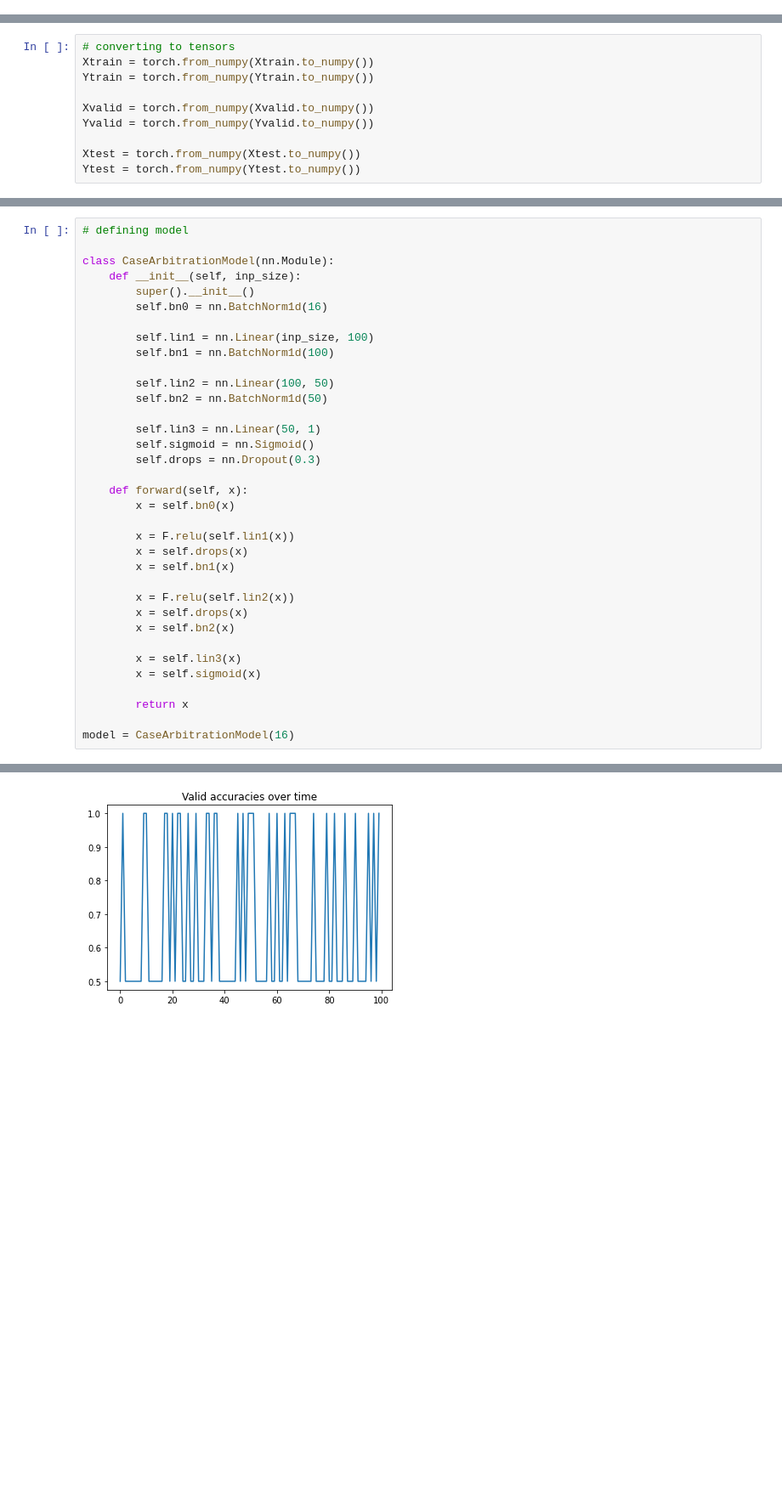
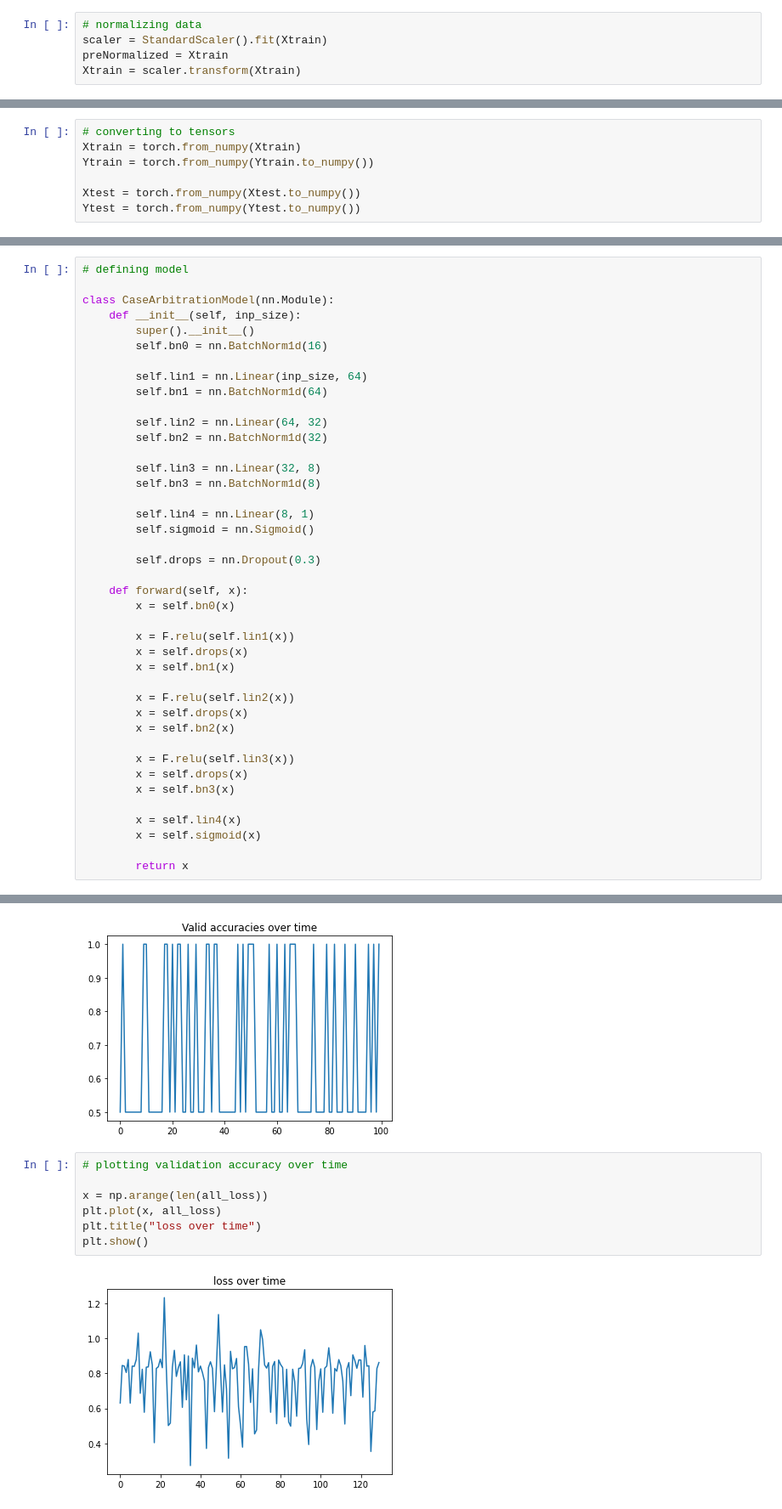
Before and after one commit to Saadmaghani/FaisalBhaiAi, a Jupyter notebook: Code/test.ipynb, the cells around one changed output, grey strips where cells are left out. Shown: that part at 85% size. Drawn from its saved outputs; the diff is of its cells as text; blank space fills up the shorter version.

```diff
--- a/Code/test.ipynb
+++ b/Code/test.ipynb
@@ -125 +121,6 @@ valid: (3, 17)
 test: (4, 17)
+# %%
+# normalizing data
+scaler = StandardScaler().fit(Xtrain)
+preNormalized = Xtrain
+Xtrain = scaler.transform(Xtrain)
@@ -126,10 +147,7 @@ test: (4, 17)
 # %%
 # converting to tensors
-Xtrain = torch.from_numpy(Xtrain.to_numpy())
+Xtrain = torch.from_numpy(Xtrain)
 Ytrain = torch.from_numpy(Ytrain.to_numpy())
-
-Xvalid = torch.from_numpy(Xvalid.to_numpy())
-Yvalid = torch.from_numpy(Yvalid.to_numpy())
 
 Xtest = torch.from_numpy(Xtest.to_numpy())
 Ytest = torch.from_numpy(Ytest.to_numpy())
@@ -164,14 +175,18 @@ class CaseArbitrationModel(nn.Module):
         super().__init__()
         self.bn0 = nn.BatchNorm1d(16)
 
-        self.lin1 = nn.Linear(inp_size, 100)
-        self.bn1 = nn.BatchNorm1d(100)
+        self.lin1 = nn.Linear(inp_size, 64)
+        self.bn1 = nn.BatchNorm1d(64)
 
-        self.lin2 = nn.Linear(100, 50)
-        self.bn2 = nn.BatchNorm1d(50)
+        self.lin2 = nn.Linear(64, 32)
+        self.bn2 = nn.BatchNorm1d(32)
 
-        self.lin3 = nn.Linear(50, 1)
+        self.lin3 = nn.Linear(32, 8)
+        self.bn3 = nn.BatchNorm1d(8)
+
+        self.lin4 = nn.Linear(8, 1)
         self.sigmoid = nn.Sigmoid()
+
         self.drops = nn.Dropout(0.3)
 
     def forward(self, x):
@@ -185,12 +200,14 @@ class CaseArbitrationModel(nn.Module):
         x = self.drops(x)
         x = self.bn2(x)
 
-        x = self.lin3(x)
+        x = F.relu(self.lin3(x))
+        x = self.drops(x)
+        x = self.bn3(x)
+
+        x = self.lin4(x)
         x = self.sigmoid(x)
 
         return x
-
-model = CaseArbitrationModel(16)
 # %%
 def test(model, testloader, device, return_softmax=False):
     all_preds = torch.LongTensor().to(device)
@@ -329,5 +508,14 @@ plt.title("Valid accuracies over time")
 plt.show()
 # %% [output]
 [figure]
+# %%
+# plotting validation accuracy over time
+
+x = np.arange(len(all_loss))
+plt.plot(x, all_loss)
+plt.title("loss over time")
+plt.show()
+# %% [output]
+[figure, added]
 # %%
 # testing with test dl
```
Also changed, not shown: parts of 11 cells of this notebook, 1 other file.
